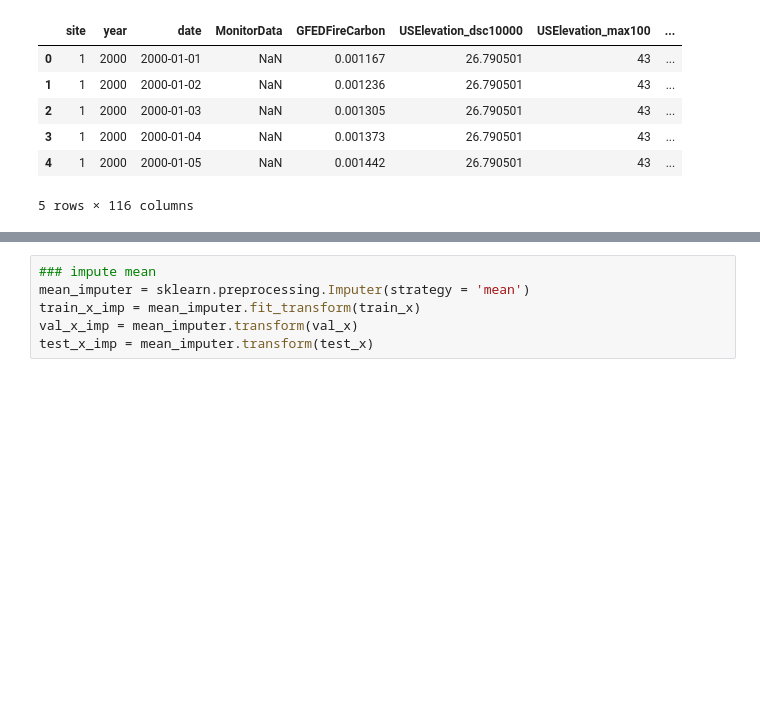
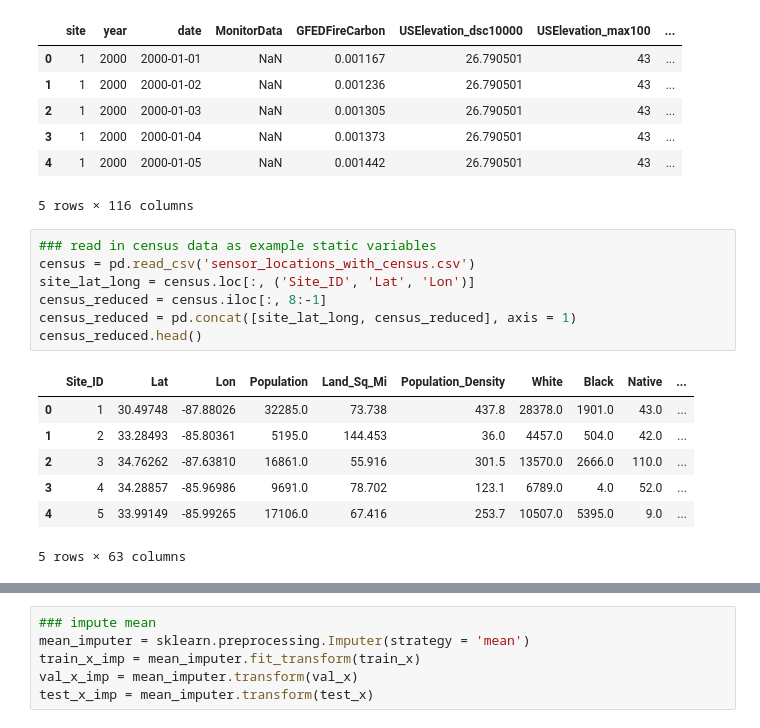
Before and after one commit to chase130101/airpred, a Jupyter notebook: modeling/CNN_setup.ipynb, the cells around one changed output, grey strips where cells are left out. Saved outputs shown, nothing was run; the diff lists cells and outputs as text; blank space fills up the shorter version.

```diff
--- a/modeling/CNN_setup.ipynb
+++ b/modeling/CNN_setup.ipynb
@@ -17,3 +17,18 @@ data.head()
 | 3 | 1 | 2000 | 2000-01-04 | NaN | 0.001373 | 26.790501 | 43 | ... |
 | 4 | 1 | 2000 | 2000-01-05 | NaN | 0.001442 | 26.790501 | 43 | ... |
 5 rows × 116 columns
+# %%
+### read in census data as example static variables
+census = pd.read_csv('sensor_locations_with_census.csv')
+site_lat_long = census.loc[:, ('Site_ID', 'Lat', 'Lon')]
+census_reduced = census.iloc[:, 8:-1]
+census_reduced = pd.concat([site_lat_long, census_reduced], axis = 1)
+census_reduced.head()
+# %% [output]
+|  | Site_ID | Lat | Lon | Population | Land_Sq_Mi | Population_Density | White | Black | Native | ... |
+| 0 | 1 | 30.49748 | -87.88026 | 32285.0 | 73.738 | 437.8 | 28378.0 | 1901.0 | 43.0 | ... |
+| 1 | 2 | 33.28493 | -85.80361 | 5195.0 | 144.453 | 36.0 | 4457.0 | 504.0 | 42.0 | ... |
+| 2 | 3 | 34.76262 | -87.63810 | 16861.0 | 55.916 | 301.5 | 13570.0 | 2666.0 | 110.0 | ... |
+| 3 | 4 | 34.28857 | -85.96986 | 9691.0 | 78.702 | 123.1 | 6789.0 | 4.0 | 52.0 | ... |
+| 4 | 5 | 33.99149 | -85.99265 | 17106.0 | 67.416 | 253.7 | 10507.0 | 5395.0 | 9.0 | ... |
+5 rows × 63 columns
```
Also changed, not shown: parts of 9 cells of this notebook, 1 other file.
